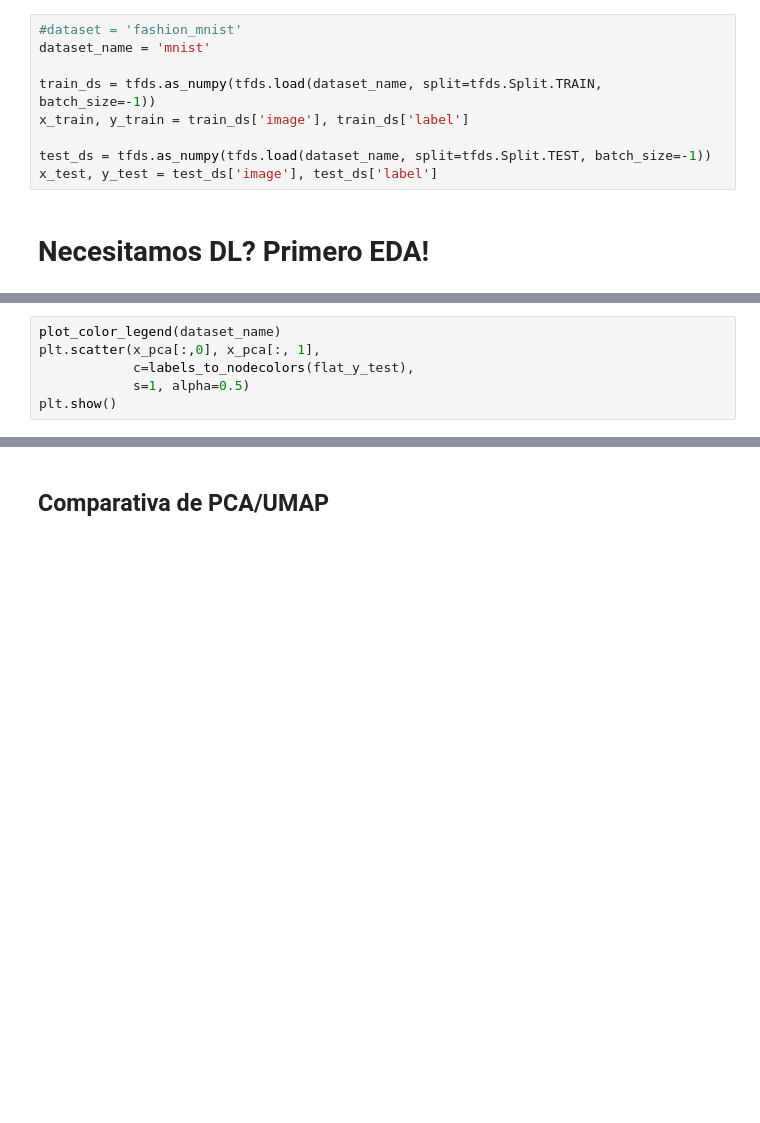
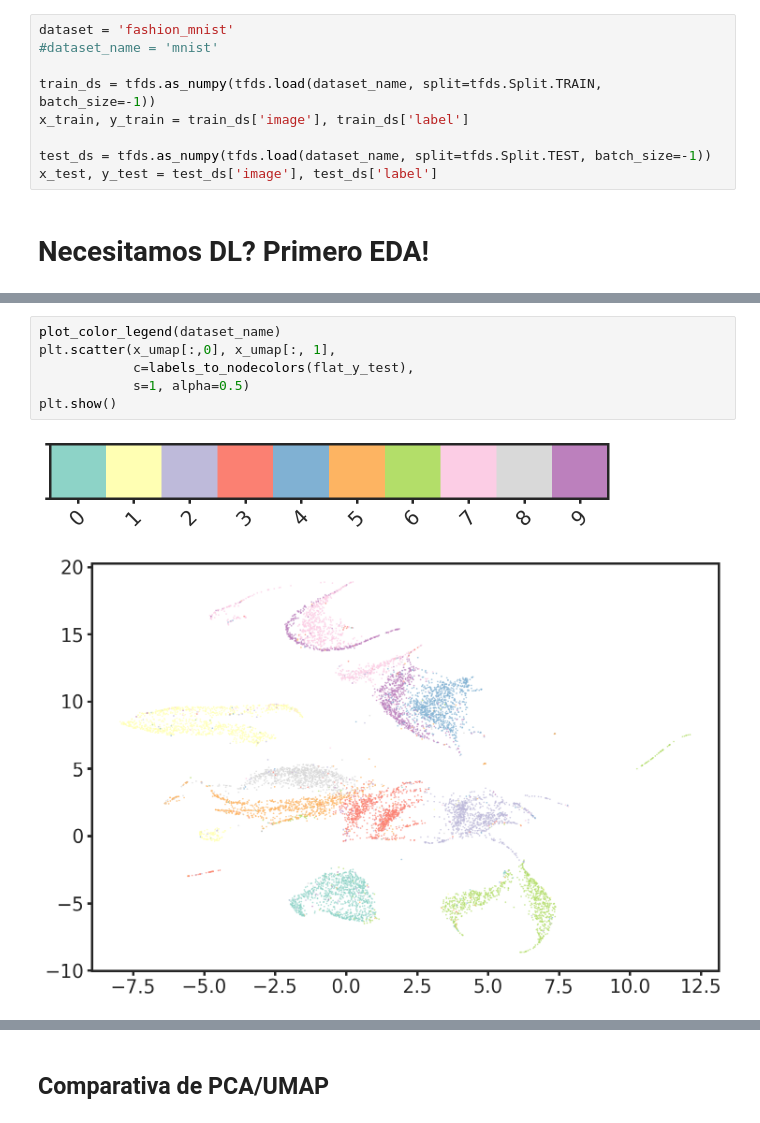
Before and after one commit to beangoben/intro_dl, a Jupyter notebook: MNIST_LR_MLP_CNN.ipynb, the cells around one changed output, grey strips where cells are left out. Saved outputs shown, nothing was run; the diff lists cells and outputs as text; blank space fills up the shorter version.

```diff
--- a/MNIST_LR_MLP_CNN.ipynb
+++ b/MNIST_LR_MLP_CNN.ipynb
@@ -46,8 +68,8 @@ colab_utils.matplotlib_settings()
 # %% [markdown]
 Primero lodearemos algunos datos
 # %%
-#dataset = 'fashion_mnist'
-dataset_name = 'mnist'
+dataset = 'fashion_mnist'
+#dataset_name = 'mnist'
 
 train_ds = tfds.as_numpy(tfds.load(dataset_name, split=tfds.Split.TRAIN, batch_size=-1))
 x_train, y_train = train_ds['image'], train_ds['label']
@@ -105,9 +134,12 @@ print(x_umap.shape, x_pca.shape)
 # %%
 plot_color_legend(dataset_name)
-plt.scatter(x_pca[:,0], x_pca[:, 1],
+plt.scatter(x_umap[:,0], x_umap[:, 1],
             c=labels_to_nodecolors(flat_y_test),
             s=1, alpha=0.5)
 plt.show()
+# %% [output]
+[figure, added]
+[figure, added]
 # %%
 indices = np.random.permutation(len(x_umap))[:5000]
 
```
Also changed, not shown: parts of 26 cells of this notebook.
